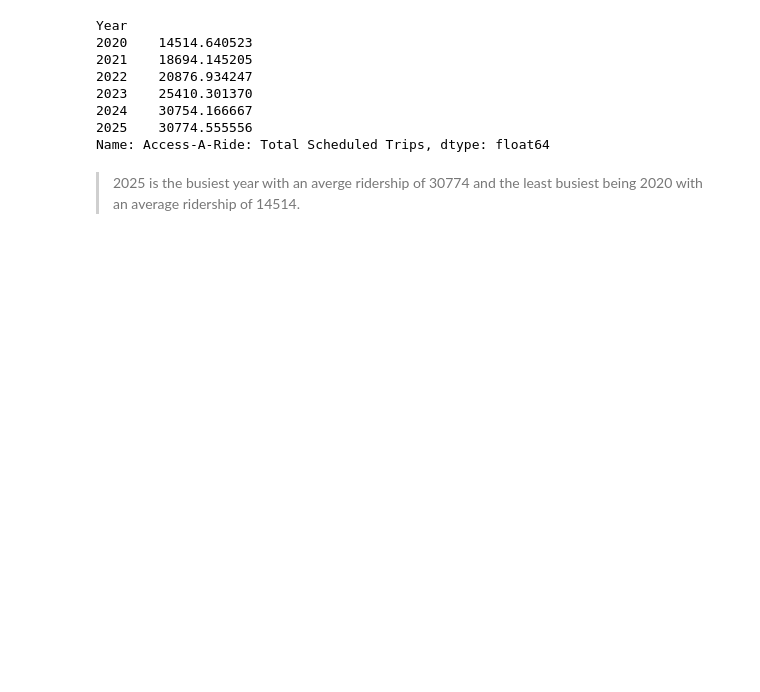
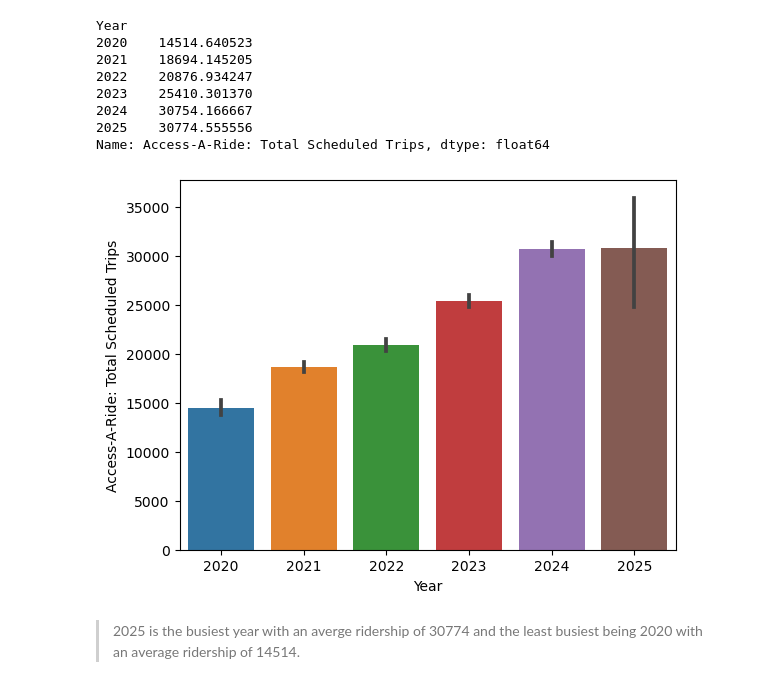
Before and after one commit to alishanstyles/MTA-Daily-Ridership, a Jupyter notebook: Untitled.ipynb, the cells around one changed output. Saved outputs shown, nothing was run; the diff lists cells and outputs as text; code cells hidden in the pictures; blank space fills up the shorter version.

```diff
--- a/Untitled.ipynb
+++ b/Untitled.ipynb
@@ -1152,6 +1158,12 @@ Year
 2024    30754.166667
 2025    30774.555556
 Name: Access-A-Ride: Total Scheduled Trips, dtype: float64
+# %%
+sns.barplot(data = df,
+              y = 'Access-A-Ride: Total Scheduled Trips',
+              x = 'Year');
+# %% [output]
+[figure, added]
 # %% [markdown]
 > 2025 is the busiest year with an averge ridership of 30774 and the least busiest being 2020 with an average ridership of 14514.
 # %%
```
Also changed, not shown: parts of 2 cells of this notebook.
